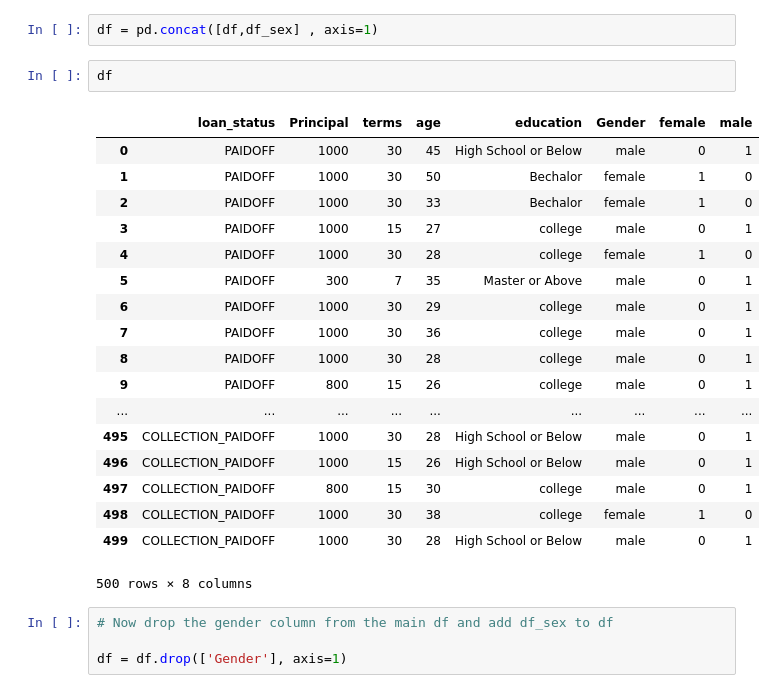
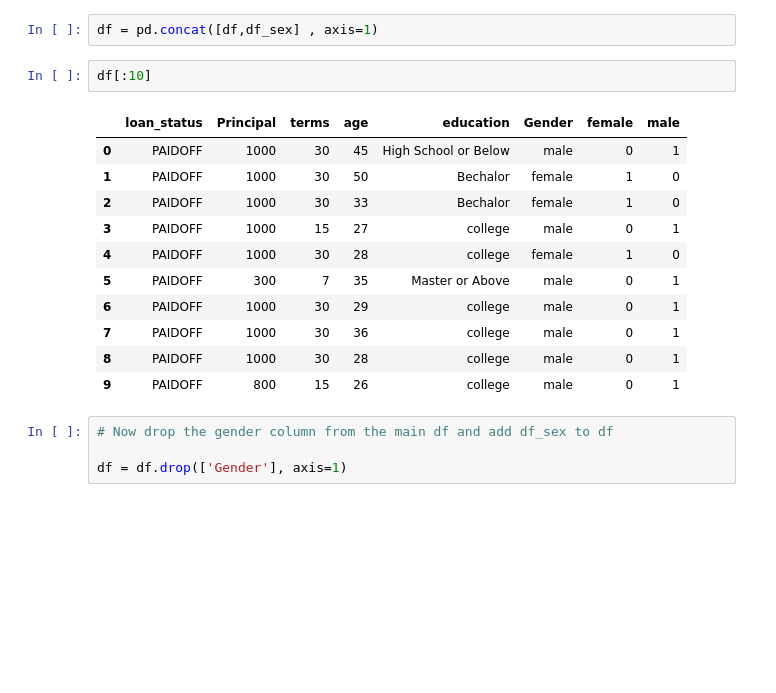
Before and after one commit to skcript/normalization, a Jupyter notebook: example_notebook.ipynb, the cells around one changed output. Saved outputs shown, nothing was run; the diff lists cells and outputs as text; blank space fills up the shorter version.

```diff
--- a/example_notebook.ipynb
+++ b/example_notebook.ipynb
@@ -103,26 +82,19 @@ df_sex
 # %%
 df = pd.concat([df,df_sex] , axis=1)
 # %%
-df
+df[:10]
 # %% [output]
 |  | loan_status | Principal | terms | age | education | Gender | female | male |
 | 0 | PAIDOFF | 1000 | 30 | 45 | High School or Below | male | 0 | 1 |
 | 1 | PAIDOFF | 1000 | 30 | 50 | Bechalor | female | 1 | 0 |
 | 2 | PAIDOFF | 1000 | 30 | 33 | Bechalor | female | 1 | 0 |
 | 3 | PAIDOFF | 1000 | 15 | 27 | college | male | 0 | 1 |
 | 4 | PAIDOFF | 1000 | 30 | 28 | college | female | 1 | 0 |
 | 5 | PAIDOFF | 300 | 7 | 35 | Master or Above | male | 0 | 1 |
 | 6 | PAIDOFF | 1000 | 30 | 29 | college | male | 0 | 1 |
 | 7 | PAIDOFF | 1000 | 30 | 36 | college | male | 0 | 1 |
 | 8 | PAIDOFF | 1000 | 30 | 28 | college | male | 0 | 1 |
 | 9 | PAIDOFF | 800 | 15 | 26 | college | male | 0 | 1 |
-| ... | ... | ... | ... | ... | ... | ... | ... | ... |
-| 495 | COLLECTION_PAIDOFF | 1000 | 30 | 28 | High School or Below | male | 0 | 1 |
-| 496 | COLLECTION_PAIDOFF | 1000 | 15 | 26 | High School or Below | male | 0 | 1 |
-| 497 | COLLECTION_PAIDOFF | 800 | 15 | 30 | college | male | 0 | 1 |
-| 498 | COLLECTION_PAIDOFF | 1000 | 30 | 38 | college | female | 1 | 0 |
-| 499 | COLLECTION_PAIDOFF | 1000 | 30 | 28 | High School or Below | male | 0 | 1 |
-500 rows × 8 columns
 # %%
 # Now drop the gender column from the main df and add df_sex to df
 
```
Also changed, not shown: parts of 8 cells of this notebook.
